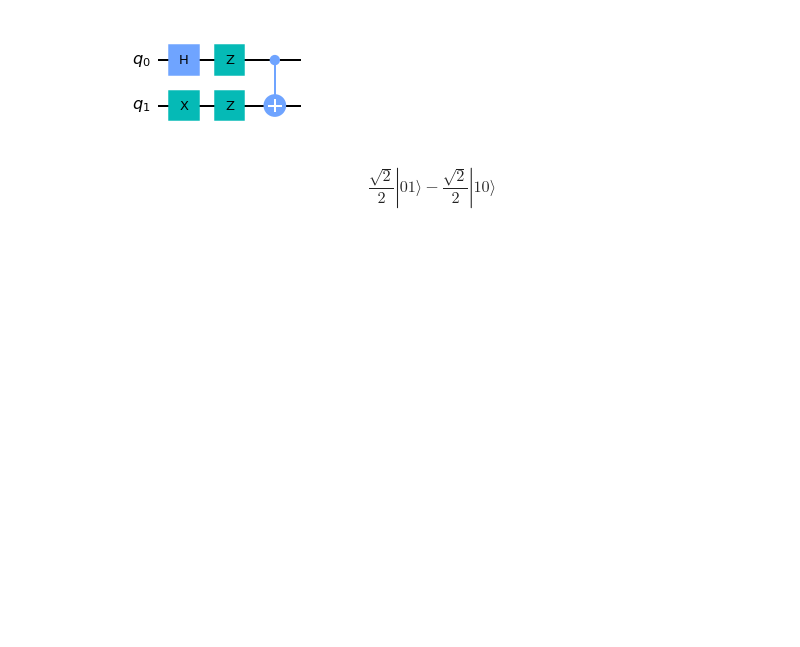
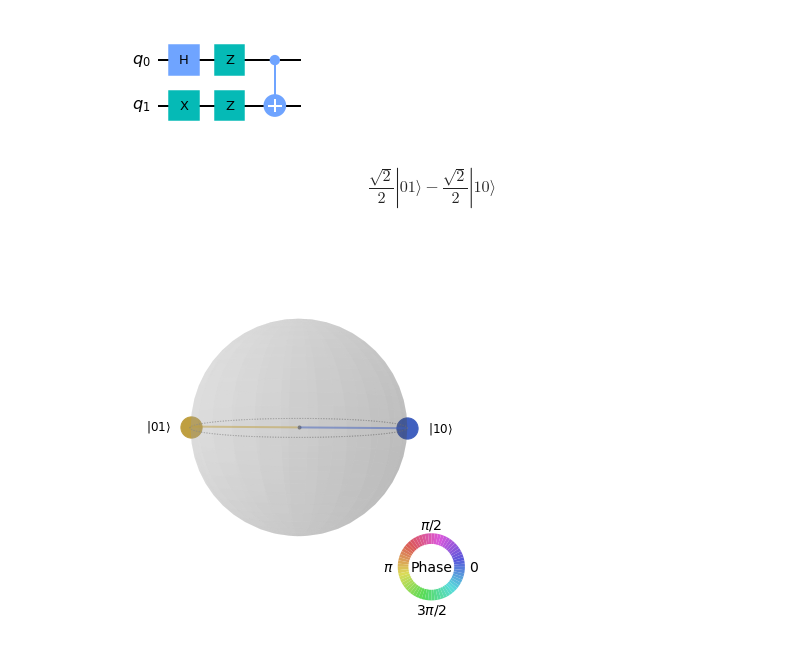
Before and after one commit to brunopacheco1/testing-qiskit, a Jupyter notebook: bell_states.ipynb, the cells around one changed output. Saved outputs shown, nothing was run; the diff lists cells and outputs as text; code cells hidden in the pictures; blank space fills up the shorter version.

```diff
--- a/bell_states.ipynb
+++ b/bell_states.ipynb
@@ -58,3 +70,7 @@ state_bell_state_4 = state_bell_state_4.evolve(circuit_bell_state_4)
 state_bell_state_4.draw('latex')
 # %% [output]
 $$\frac{\sqrt{2}}{2} |01\rangle- \frac{\sqrt{2}}{2} |10\rangle$$
+# %%
+state_bell_state_4.draw('qsphere')
+# %% [output]
+[figure, added]
```
Also changed, not shown: parts of 3 cells of this notebook, 1 other file.
